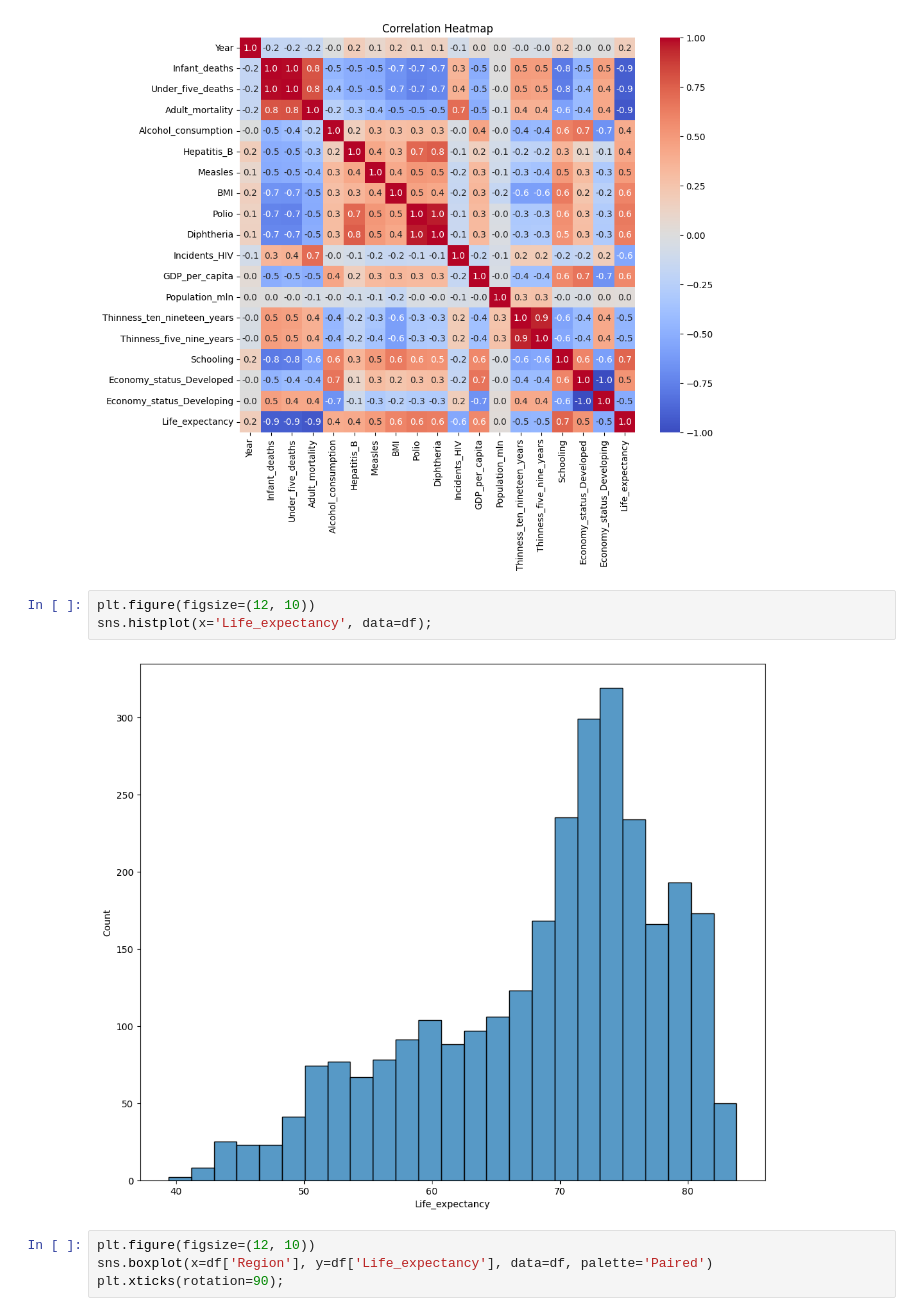
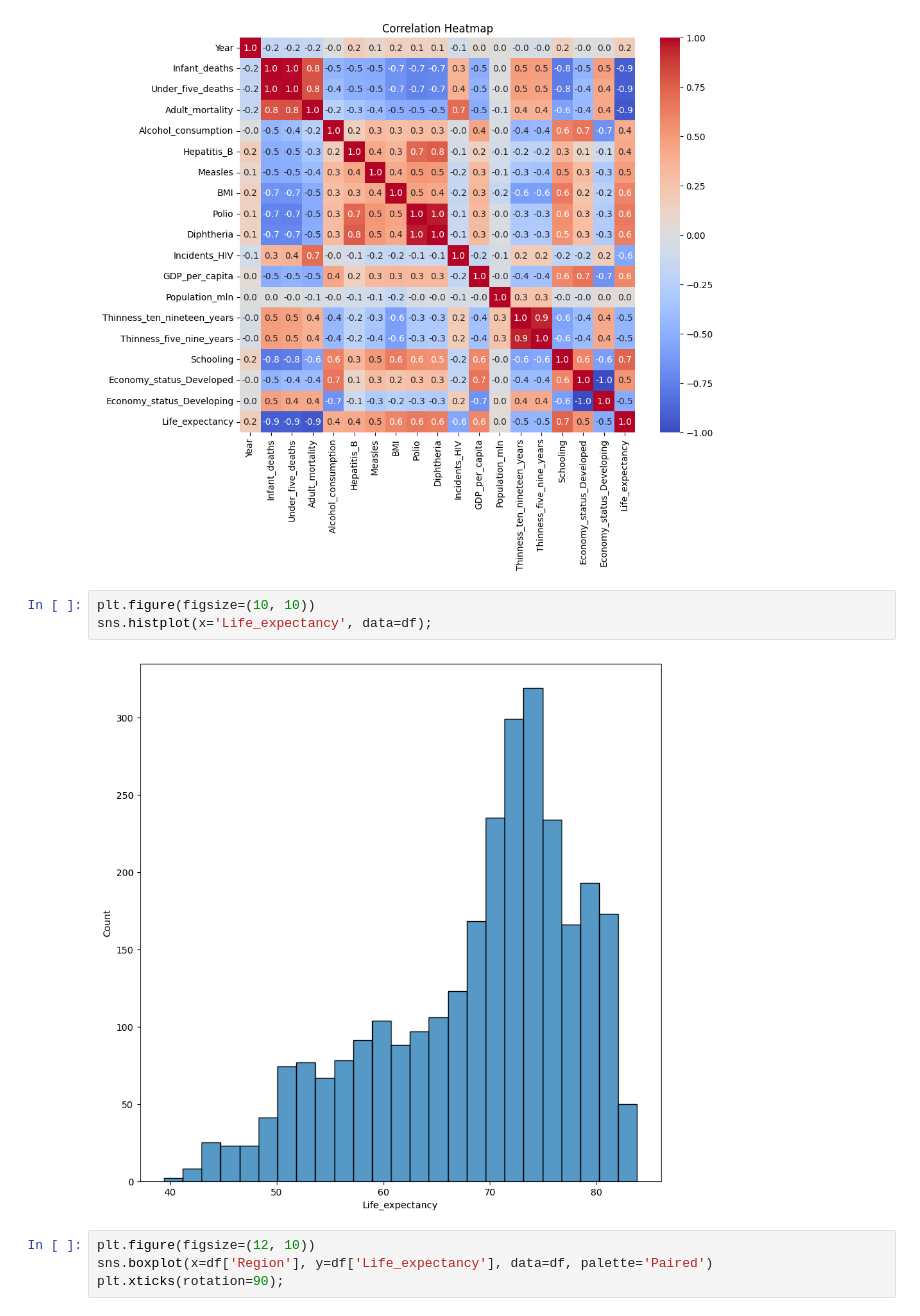
Before and after one commit to johnpospisil/who-life-expectancy-predictor, a Jupyter notebook: who-life-expectancy-prediction.ipynb, the cells around one changed output. Drawn from its saved outputs; the diff is of its cells as text.

```diff
--- a/who-life-expectancy-prediction.ipynb
+++ b/who-life-expectancy-prediction.ipynb
@@ -86,10 +109,10 @@ plt.show()
 # %% [output]
 [figure]
 # %%
-plt.figure(figsize=(12, 10))
+plt.figure(figsize=(10, 10))
 sns.histplot(x='Life_expectancy', data=df);
 # %% [output]
-[figure, old version]
+[figure, new version]
 # %%
 plt.figure(figsize=(12, 10))
 sns.boxplot(x=df['Region'], y=df['Life_expectancy'], data=df, palette='Paired')
```
Also changed, not shown: parts of 12 cells of this notebook.
